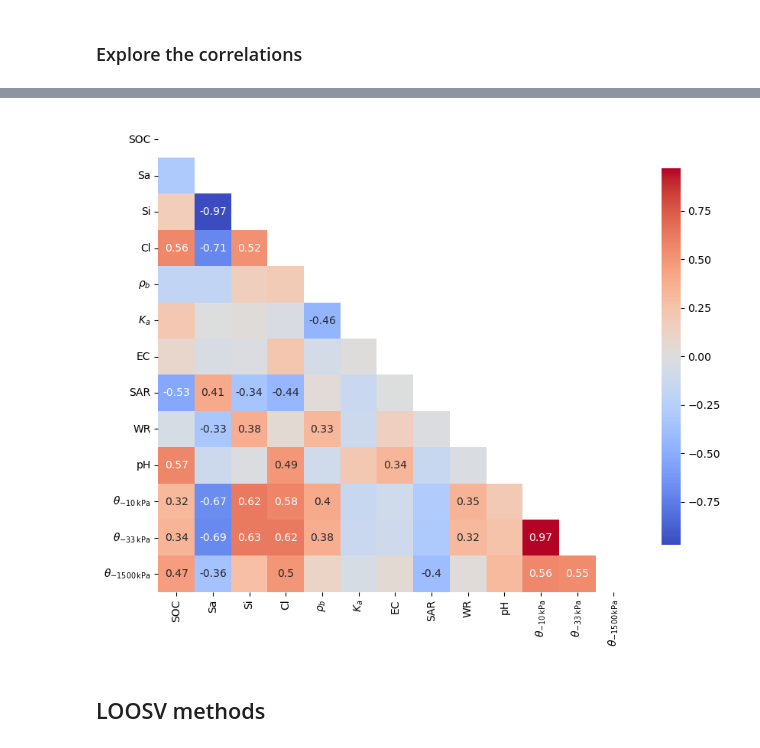
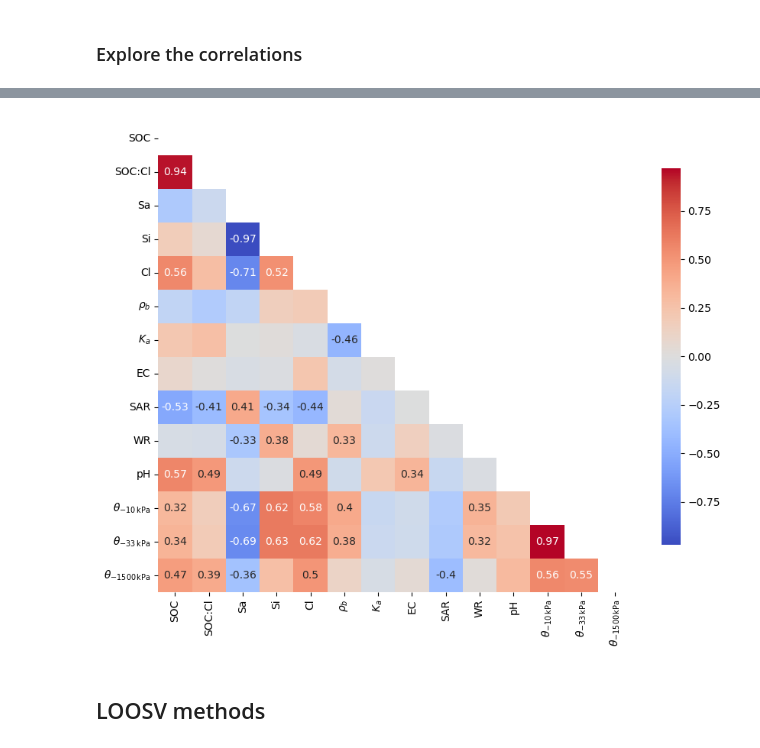
Before and after one commit to linwang-tech/pedotransfer_TWW, a Jupyter notebook: Pedo_TWW_Github.ipynb, the cells around one changed output, grey strips where cells are left out. Saved outputs shown, nothing was run; the diff lists cells and outputs as text; code cells hidden in the pictures.

```diff
--- a/Pedo_TWW_Github.ipynb
+++ b/Pedo_TWW_Github.ipynb
@@ -1038,7 +1009,7 @@ kp_preds = {pf: [] for pf in target_pF}
 for _, row in df.iterrows():
     try:
         # Rawls & Brakensiek
-        theta_r, theta_s, alpha, n = rb1985_parameters(row['sand'], row['clay'], row['BD'])
+        theta_r, theta_s, alpha, n = rb1989_parameters(row['sand'], row['clay'], row['BD'])
         pred_rb = van_genuchten(target_psi, theta_r, theta_s, alpha, n)
         for i, pf in enumerate(target_pF):
             rb_preds[pf].append(pred_rb[i])
@@ -1066,7 +1037,7 @@ labels = {2.0: 'θ−10 kPa', 2.5: 'θ−33 kPa', 4.2: 'θ−1500 kPa'}
 
 # Model list (dictionary structure, title)
 models = [
-    (rb_preds, "Rawls & Brakensiek (1985)"),
+    (rb_preds, "Rawls & Brakensiek (1989)"),
     (wy_preds, "Weynants et al. (2009)"),
     (kp_preds, "Klopp et al. (2021)")
 ]
@@ -1114,7 +1085,7 @@ def compute_error_metrics(observed, predicted):
 metrics_info = [
     ('θ–10 kPa', 'FC', 100),
     ('θ–33 kPa', 'FC_33', 330),
-    ('θ–1500 kPa', 'PWP', 150000)
+    ('θ–1500 kPa', 'PWP', 15000)
 ]
 
 #Loop
@@ -1123,17 +1094,17 @@ all_results = []
 for label, col, h in metrics_info:
     obs = df[col].values
 
-    # Rawls & Brakensiek (1985)
+    # Rawls & Brakensiek (1989)
     rb_pred = []
     for i, row in df.iterrows():
         try:
-            theta_r, theta_s, alpha, n = rb1985_parameters(row['sand'], row['clay'], row['BD'])
+            theta_r, theta_s, alpha, n = rb1989_parameters(row['sand'], row['clay'], row['BD'])
             rb_pred.append(van_genuchten(h, theta_r, theta_s, alpha, n))
         except:
             rb_pred.append(np.nan)
     rb_pred = np.array(rb_pred)
     me, rmse, nrmse = compute_error_metrics(obs[~np.isnan(rb_pred)], rb_pred[~np.isnan(rb_pred)])
-    all_results.append({'Model': 'Rawls & Brakensiek (1985)', 'Pressure': label, 'ME': me, 'RMSE': rmse, 'NRMSE (%)': nrmse})
+    all_results.append({'Model': 'Rawls & Brakensiek (1989)', 'Pressure': label, 'ME': me, 'RMSE': rmse, 'NRMSE (%)': nrmse})
 
     # Weynants (2009)
     wey_pred = []
@@ -1335,7 +1306,7 @@ import seaborn as sns
 
 
 # Read the data
-df = pd.read_excel("soil_data.xlsx")
+df = pd.read_excel("soil_data (1).xlsx")
 
 # Convert SOC from g/kg to %
 df['SOC'] = df['SOC'] / 10
@@ -1384,3 +1355,9 @@ FC_33   0.066300    0.385900   0.241952   0.051791
 PWP     0.055700    0.230800   0.152167   0.032339
 # %% [markdown]
 ### Explore the correlations
+# %%
+# Add SOC:clay ratio
+df = df.copy()
+df['SOC:Cl'] = df['SOC'] / df['clay']
+df.loc[df['clay'] == 0, 'SOC:Cl'] = np.nan
+df.head()
@@ -1392,7 +1423,7 @@ import seaborn as sns
 from scipy.stats import pearsonr
 
 # Original feature list
-features = ['SOC', 'sand', 'silt', 'clay', 'BD', 'Ka', 'EC', 'SAR', 'WR', 'pH', 'θ-10 kPa', 'θ-33 kPa', 'θ-1500 kPa']
+features = ['SOC', 'SOC:Cl', 'sand', 'silt', 'clay', 'BD', 'Ka', 'EC', 'SAR', 'WR', 'pH', 'θ-10 kPa', 'θ-33 kPa', 'θ-1500 kPa']
 
 
 
@@ -1421,34 +1452,34 @@ pval_matrix = pd.DataFrame(index=features, columns=features)
 for row in features:
     for col in features:
         _, pval_matrix.loc[row, col] = pearsonr(df_features[row], df_features[col])
 
 # Mask upper triangle
 mask = np.triu(np.ones_like(corr_matrix, dtype=bool))
 
 # Annotate only significant values
 annot = pd.DataFrame('', index=features, columns=features)
 for row in features:
     for col in features:
         if pval_matrix.loc[row, col] < 0.05 and row != col:
             annot.loc[row, col] = str(round(corr_matrix.loc[row, col], 2))
         else:
             annot.loc[row, col] = ''
 
 # Plot
 plt.figure(figsize=(10, 8))
 sns.heatmap(corr_matrix,
             annot=annot,
             fmt='',
             cmap='coolwarm',
             mask=mask,
             xticklabels=display_features,
             yticklabels=display_features,
             cbar_kws={"shrink": .8})
 
 plt.savefig('correlation_heatmap.png', dpi=600, bbox_inches='tight')
 plt.show()
 # %% [output]
-[figure, old version]
+[figure, new version]
 # %% [markdown]
 ## LOOSV methods
 # %% [markdown]
```
Also changed, not shown: parts of 21 cells of this notebook, 2 other files.
